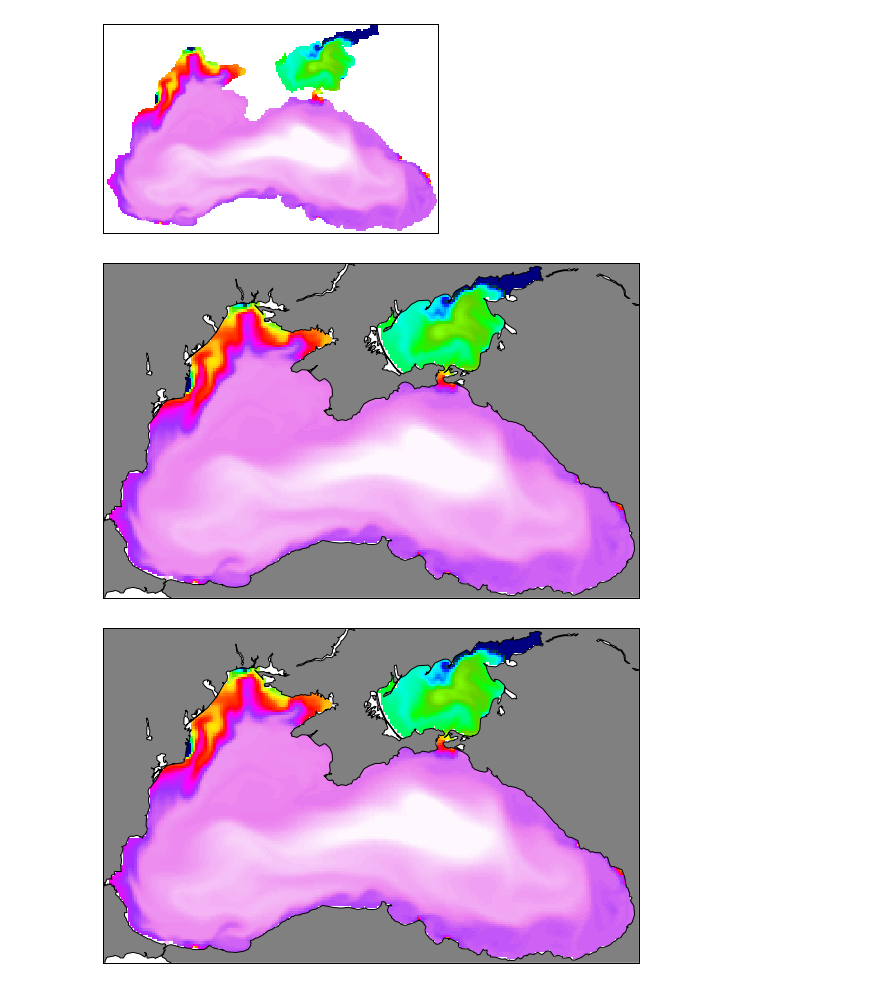
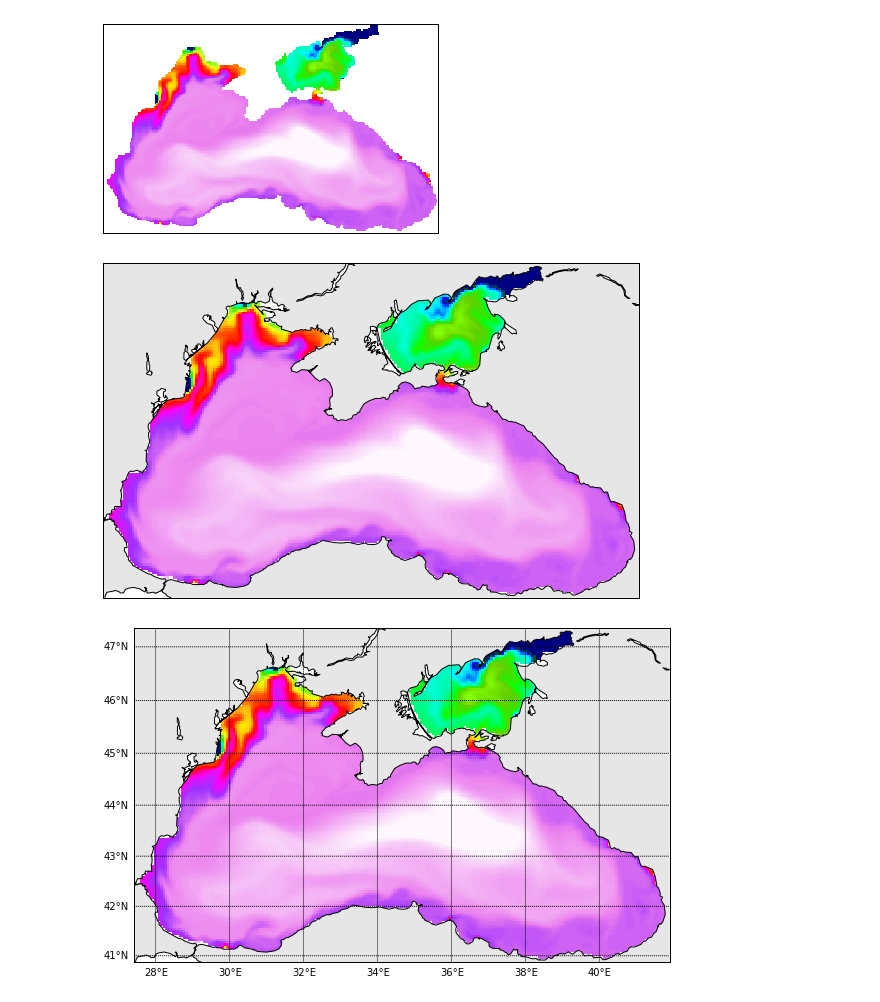
Before and after one commit to amizyuk/pyMHI, a Jupyter notebook: Meeting_04/Meeting_04.ipynb, the cells around one changed output. Saved outputs shown, nothing was run; the diff lists cells and outputs as text; code cells hidden in the pictures.

```diff
--- a/Meeting_04/Meeting_04.ipynb
+++ b/Meeting_04/Meeting_04.ipynb
@@ -351,3 +311,3 @@ from mpl_toolkits.basemap import Basemap
 # %%
-m = Basemap(projection='merc', resolution='i',llcrnrlon = lon.min(), llcrnrlat = lat.min(),
+m = Basemap(projection='merc', resolution='h',llcrnrlon = lon.min(), llcrnrlat = lat.min(),
                     urcrnrlon = lon.max(), urcrnrlat = lat.max())
@@ -370,16 +368,16 @@ m.pcolor(X,Y,s0,cmap = plt.cm.gist_ncar,vmin=10,vmax=19)
 plt.figure(figsize=(10,6))
 m.pcolor(X,Y,s0,cmap = plt.cm.gist_ncar,vmin=10,vmax=19)
 m.drawcoastlines()
-_ = m.fillcontinents('0.5')
+_ = m.fillcontinents('0.9')
 # %% [output]
-[figure, old version]
+[figure, new version]
 # %%
 plt.figure(figsize=(10,6))
 m.pcolor(X,Y,s0,cmap = plt.cm.gist_ncar,vmin=10,vmax=19)
 m.drawcoastlines()
-_ = m.fillcontinents('0.5')
-#m.drawparallels(np.arange(20.,50.,1.),labels=[1,0,1,0])
-#m.drawmeridians(np.arange(20.,50.,2),labels=[0,1,0,1])
+_ = m.fillcontinents('0.9')
+_ = m.drawparallels(np.arange(20.,50.,1.),labels=[1,0,1,0])
+_ = m.drawmeridians(np.arange(20.,50.,2),labels=[0,1,0,1])
 #m.drawrivers()
 # %% [output]
-[figure, old version]
+[figure, new version]
```
Also changed, not shown: parts of 40 cells of this notebook, 3 other files.
